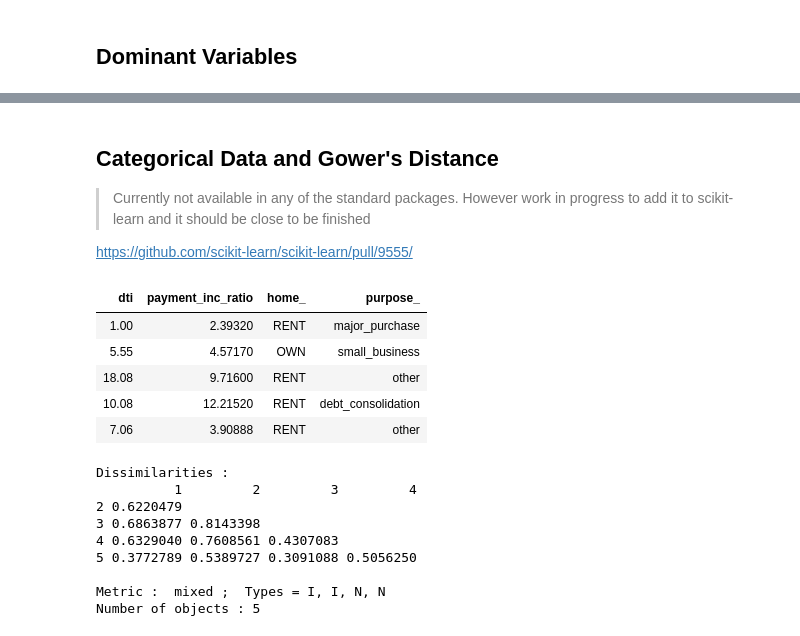
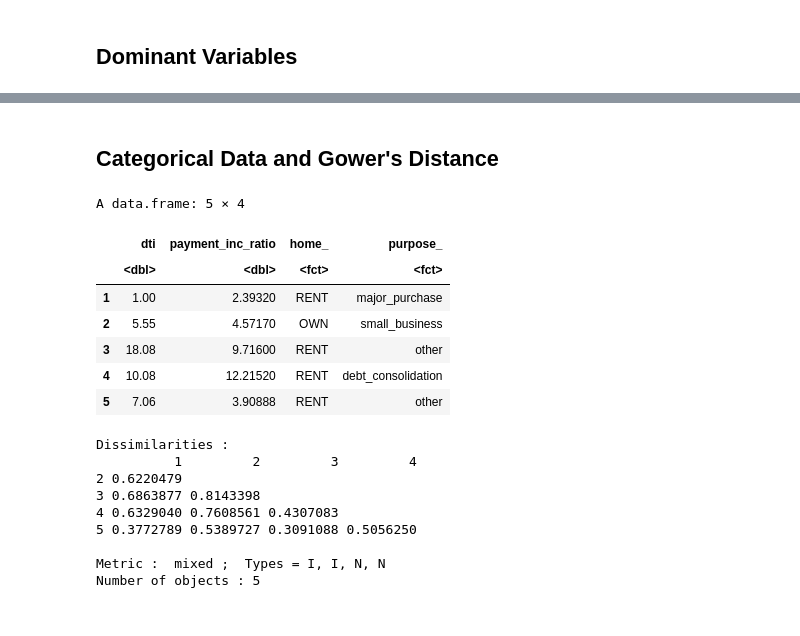
Before and after one commit to gedeck/practical-statistics-for-data-scientists, a Jupyter notebook: R/notebooks/Chapter 7 - Unsupervised Learning.ipynb, the cells around one changed output, grey strips where cells are left out. Drawn from its saved outputs; the diff is of its cells as text; code cells hidden in the pictures.

```diff
--- a/R/notebooks/Chapter 7 - Unsupervised Learning.ipynb
+++ b/R/notebooks/Chapter 7 - Unsupervised Learning.ipynb
@@ -455,21 +463,21 @@ round(sp_pca1$loadings[,1:2], 3)
 | TGT | 0.036 | -0.010 |
 | HD | 0.051 | -0.019 |
 | COST | 0.061 | -0.019 |
-# %% [markdown]
-## Categorical Data and Gower's Distance
-> Currently not available in any of the standard packages. However work in progress to add it to scikit-learn and it should be close to be finished
-
-https://github.com/scikit-learn/scikit-learn/pull/9555/
+# %% [markdown]
+## Categorical Data and Gower's Distance
 # %%
-x <- loan_data[1:5, c('dti', 'payment_inc_ratio', 'home_', 'purpose_')]
+x <- loan_data[1:5, c('dti', 'payment_inc_ratio', 'home_', 'purpose_')] %>%
+  mutate(home_=as.factor(home_), purpose_=as.factor(purpose_))
 x
 # %% [output]
+A data.frame: 5 × 4
-| dti | payment_inc_ratio | home_ | purpose_ |
-| 1.00 | 2.39320 | RENT | major_purchase |
-| 5.55 | 4.57170 | OWN | small_business |
-| 18.08 | 9.71600 | RENT | other |
-| 10.08 | 12.21520 | RENT | debt_consolidation |
-| 7.06 | 3.90888 | RENT | other |
+|  | dti | payment_inc_ratio | home_ | purpose_ |
+|  | <dbl> | <dbl> | <fct> | <fct> |
+| 1 | 1.00 | 2.39320 | RENT | major_purchase |
+| 2 | 5.55 | 4.57170 | OWN | small_business |
+| 3 | 18.08 | 9.71600 | RENT | other |
+| 4 | 10.08 | 12.21520 | RENT | debt_consolidation |
+| 5 | 7.06 | 3.90888 | RENT | other |
 # %%
 daisy(x, metric='gower')
 # %% [output]
```
Also changed, not shown: parts of 14 cells of this notebook, 26 other files.
